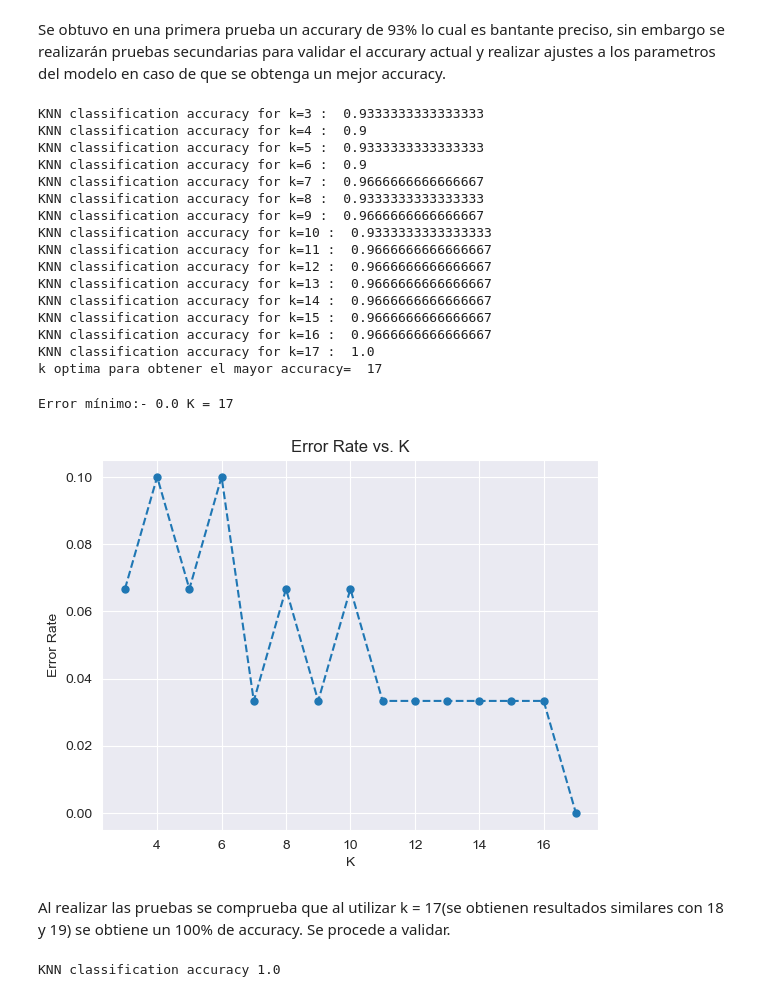
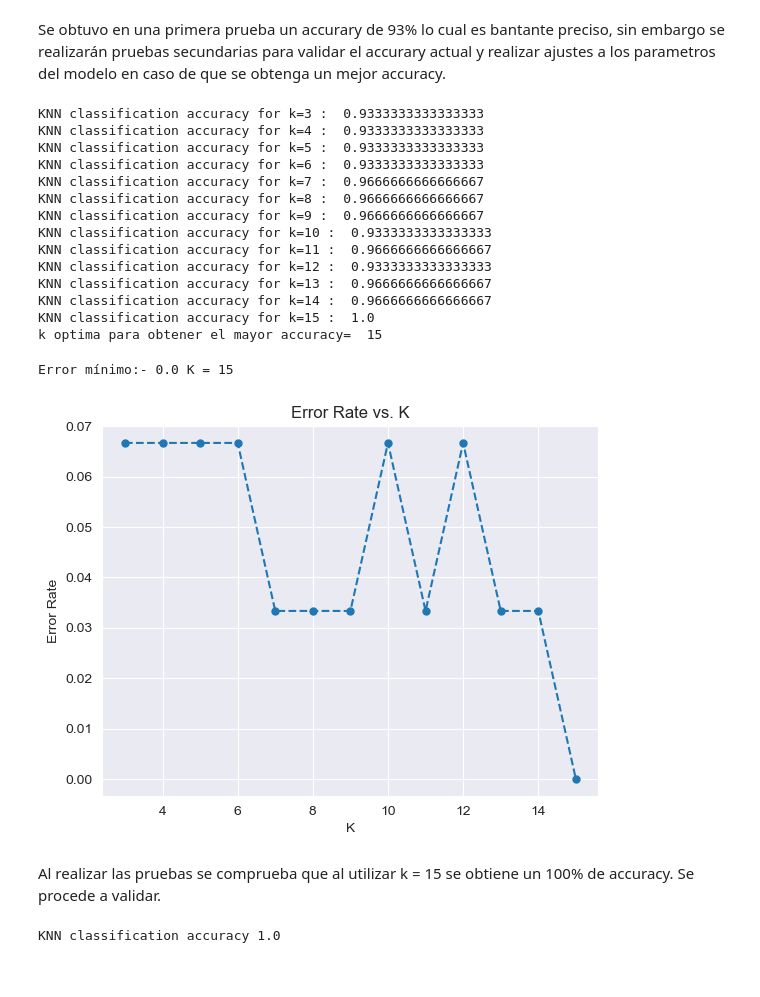
Before and after one commit to a01634928/tarea_entrevista_aa, a Jupyter notebook: ML/src/main.ipynb, the cells around one changed output. Saved outputs shown, nothing was run; the diff lists cells and outputs as text; code cells hidden in the pictures.

```diff
--- a/ML/src/main.ipynb
+++ b/ML/src/main.ipynb
@@ -66,7 +44,7 @@ print(y)
 # %%
 #split dataset en proporción 80/20 (train/test) de acuerdo a las indicaciones del problema
 #random state fijo para reordenar aleatoriamente con la misma semilla
-X_train, X_test, y_train, y_test = train_test_split(X, y, test_size=0.2, random_state=25)
+X_train, X_test, y_train, y_test = train_test_split(X, y)
 # %% [markdown]
 Para la calisificación se usará un modelo de clasificación de KNN (K Vecinos más cercanos - K Nearest Neighbors)
 # %%
@@ -96,39 +74,37 @@ for i in range (3,30):
 print('k optima para obtener el mayor accuracy= ', str(b_k))
 # %% [output]
 KNN classification accuracy for k=3 :  0.9333333333333333
-KNN classification accuracy for k=4 :  0.9
+KNN classification accuracy for k=4 :  0.9333333333333333
 KNN classification accuracy for k=5 :  0.9333333333333333
-KNN classification accuracy for k=6 :  0.9
+KNN classification accuracy for k=6 :  0.9333333333333333
 KNN classification accuracy for k=7 :  0.9666666666666667
-KNN classification accuracy for k=8 :  0.9333333333333333
+KNN classification accuracy for k=8 :  0.9666666666666667
 KNN classification accuracy for k=9 :  0.9666666666666667
 KNN classification accuracy for k=10 :  0.9333333333333333
 KNN classification accuracy for k=11 :  0.9666666666666667
-KNN classification accuracy for k=12 :  0.9666666666666667
+KNN classification accuracy for k=12 :  0.9333333333333333
 KNN classification accuracy for k=13 :  0.9666666666666667
 KNN classification accuracy for k=14 :  0.9666666666666667
-KNN classification accuracy for k=15 :  0.9666666666666667
-KNN classification accuracy for k=16 :  0.9666666666666667
-KNN classification accuracy for k=17 :  1.0
-k optima para obtener el mayor accuracy=  17
+KNN classification accuracy for k=15 :  1.0
+k optima para obtener el mayor accuracy=  15
 # %%
 error_rate = []
-for i in range(3,18):
+for i in range(3,b_k+1):
     k = i # k es el numero de vecinos cerca a comparar
     clf = KNN(k=k)
     clf.fit(X_train, y_train)
     predictions = clf.predict(X_test)
     error_rate.append(np.mean(predictions != y_test))
 
 sns.set_style("darkgrid")
-plt.plot(range(3,18),error_rate, linestyle='dashed', marker='o', markersize=5)
+plt.plot(range(3,b_k+1),error_rate, linestyle='dashed', marker='o', markersize=5)
 plt.title('Error Rate vs. K')
 plt.xlabel('K')
 plt.ylabel('Error Rate')
 print("Error mínimo:-",min(error_rate),"K =",error_rate.index(min(error_rate))+3)
 # %% [output]
-Error mínimo:- 0.0 K = 17
+Error mínimo:- 0.0 K = 15
-[figure, old version]
+[figure, new version]
 # %% [markdown]
-Al realizar las pruebas se comprueba que al utilizar k = 17(se obtienen resultados similares con 18  y 19) se obtiene un 100% de accuracy. Se procede a validar.
+Al realizar las pruebas se comprueba que al utilizar k = 15 se obtiene un 100% de accuracy. Se procede a validar.
 # %%
```
Also changed, not shown: parts of 9 cells of this notebook, 1 other file.
